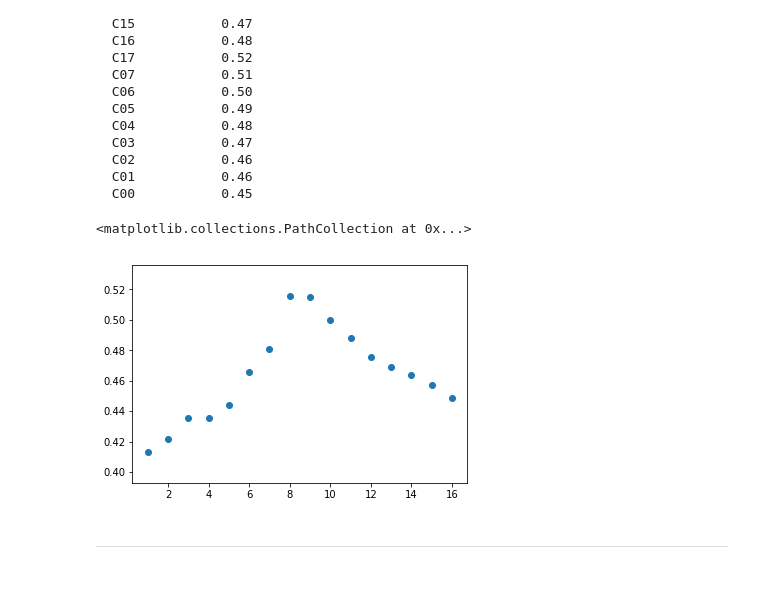
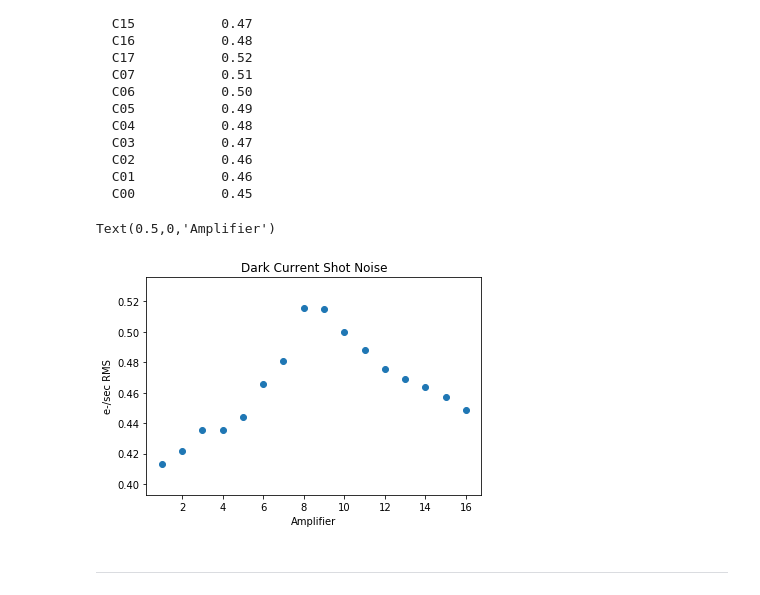
Before and after one commit to lsst/bootcamp-work, a Jupyter notebook: isr_exploration/noise_distributions.ipynb, the cells around one changed output. Cells and saved outputs as stored; diff of their text form; code cells hidden in the pictures.

```diff
--- a/isr_exploration/noise_distributions.ipynb
+++ b/isr_exploration/noise_distributions.ipynb
@@ -576,9 +571,12 @@ for ii, amp in enumerate(detector):
   C00           0.45
 # %%
 plt.scatter(range(1,17),noise_from_dark)
+plt.title('Dark Current Shot Noise')
+plt.ylabel('e-/sec RMS')
+plt.xlabel('Amplifier')
 # %% [output]
-<matplotlib.collections.PathCollection at 0x...>
+Text(0.5,0,'Amplifier')
-[figure, old version]
+[figure, new version]
 # %% [markdown]
 ---
 # %% [markdown]
```
Also changed, not shown: parts of 7 cells of this notebook.
